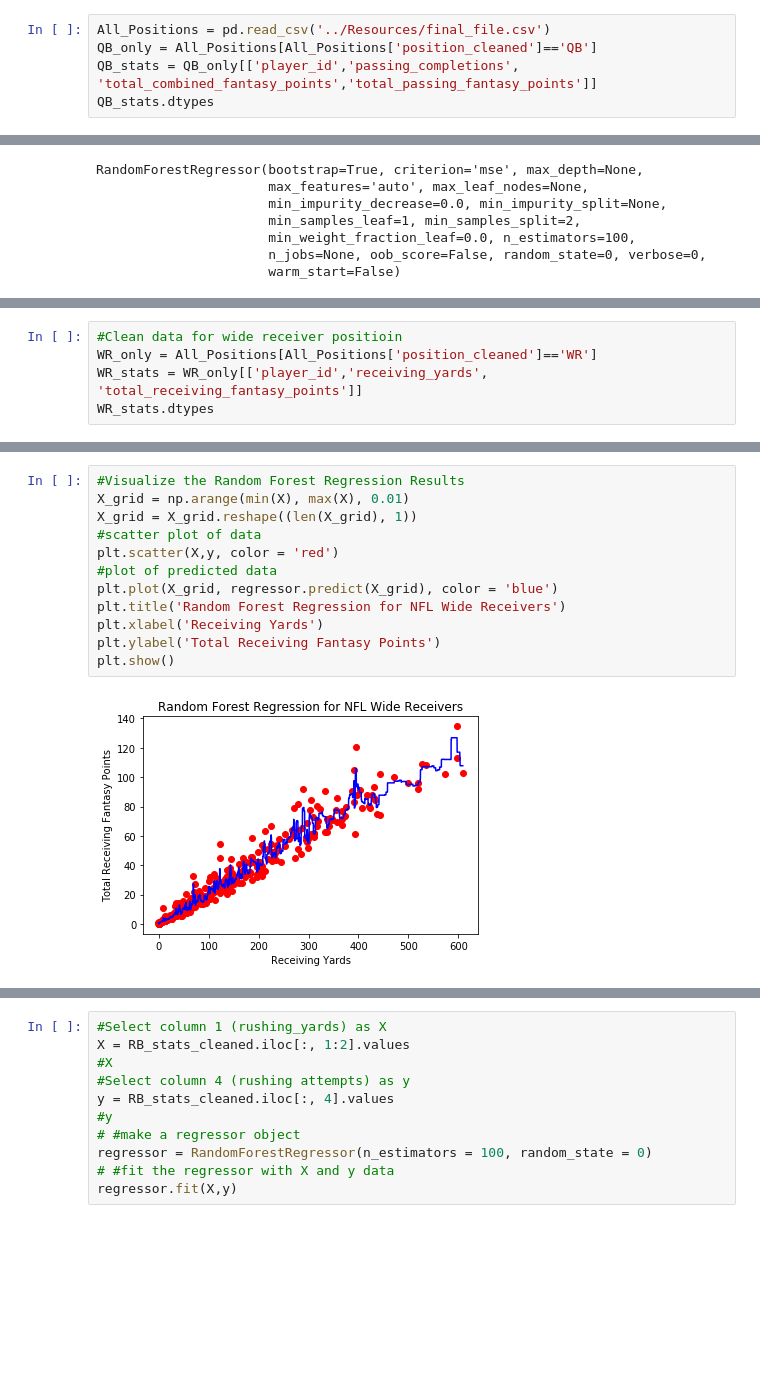
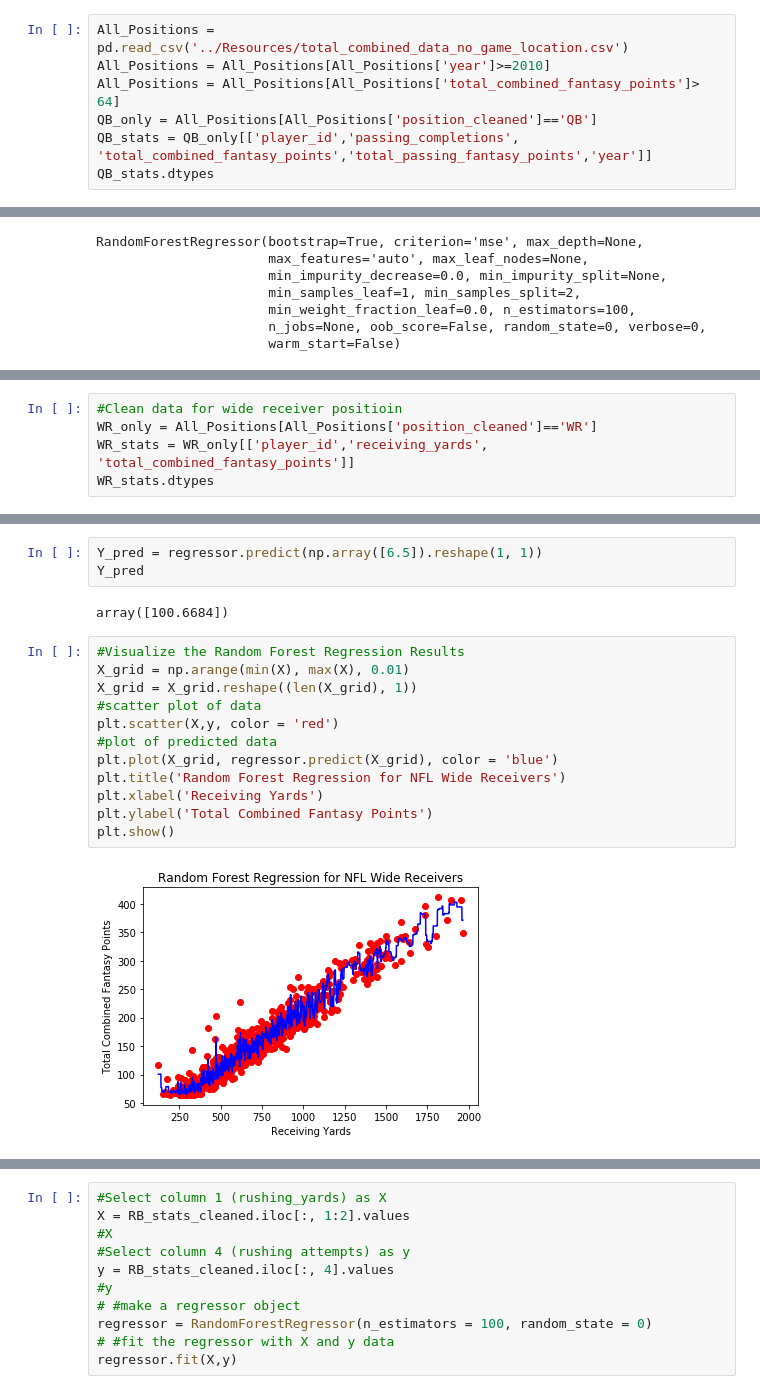
Before and after one commit to brettrchadwick/FantasyFootballProjections, a Jupyter notebook: ETL/Random_Forest.ipynb, the cells around one changed output, grey strips where cells are left out. Saved outputs shown, nothing was run; the diff lists cells and outputs as text; blank space fills up the shorter version.

```diff
--- a/ETL/Random_Forest.ipynb
+++ b/ETL/Random_Forest.ipynb
@@ -5,9 +5,11 @@ import os
 import numpy as np
 import matplotlib. pyplot as plt
 # %%
-All_Positions = pd.read_csv('../Resources/final_file.csv')
+All_Positions = pd.read_csv('../Resources/total_combined_data_no_game_location.csv')
+All_Positions = All_Positions[All_Positions['year']>=2010]
+All_Positions = All_Positions[All_Positions['total_combined_fantasy_points']> 64]
 QB_only = All_Positions[All_Positions['position_cleaned']=='QB']
-QB_stats = QB_only[['player_id','passing_completions', 'total_combined_fantasy_points','total_passing_fantasy_points']]
+QB_stats = QB_only[['player_id','passing_completions', 'total_combined_fantasy_points','total_passing_fantasy_points','year']]
 QB_stats.dtypes
 # %% [output]
 player_id                          int64
@@ -73,6 +174,6 @@ plt.show()
 # %%
 #Clean data for wide receiver positioin
 WR_only = All_Positions[All_Positions['position_cleaned']=='WR']
-WR_stats = WR_only[['player_id','receiving_yards', 'total_receiving_fantasy_points']]
+WR_stats = WR_only[['player_id','receiving_yards', 'total_combined_fantasy_points']]
 WR_stats.dtypes
 # %% [output]
@@ -116,20 +217,25 @@ RandomForestRegressor(bootstrap=True, criterion='mse', max_depth=None,
                       min_weight_fraction_leaf=0.0, n_estimators=100,
                       n_jobs=None, oob_score=False, random_state=0, verbose=0,
                       warm_start=False)
+# %%
+Y_pred = regressor.predict(np.array([6.5]).reshape(1, 1))
+Y_pred
+# %% [output]
+array([100.6684])
 # %%
 #Visualize the Random Forest Regression Results
 X_grid = np.arange(min(X), max(X), 0.01)
 X_grid = X_grid.reshape((len(X_grid), 1))
 #scatter plot of data
 plt.scatter(X,y, color = 'red')
 #plot of predicted data
 plt.plot(X_grid, regressor.predict(X_grid), color = 'blue')
 plt.title('Random Forest Regression for NFL Wide Receivers')
 plt.xlabel('Receiving Yards')
-plt.ylabel('Total Receiving Fantasy Points')
+plt.ylabel('Total Combined Fantasy Points')
 plt.show()
 # %% [output]
-[figure, old version]
+[figure, new version]
 # %%
 #Clean data for running back positioin
 RB_only = All_Positions[All_Positions['position_cleaned']=='RB']
```
Also changed, not shown: parts of 21 cells of this notebook, 1 other file.
